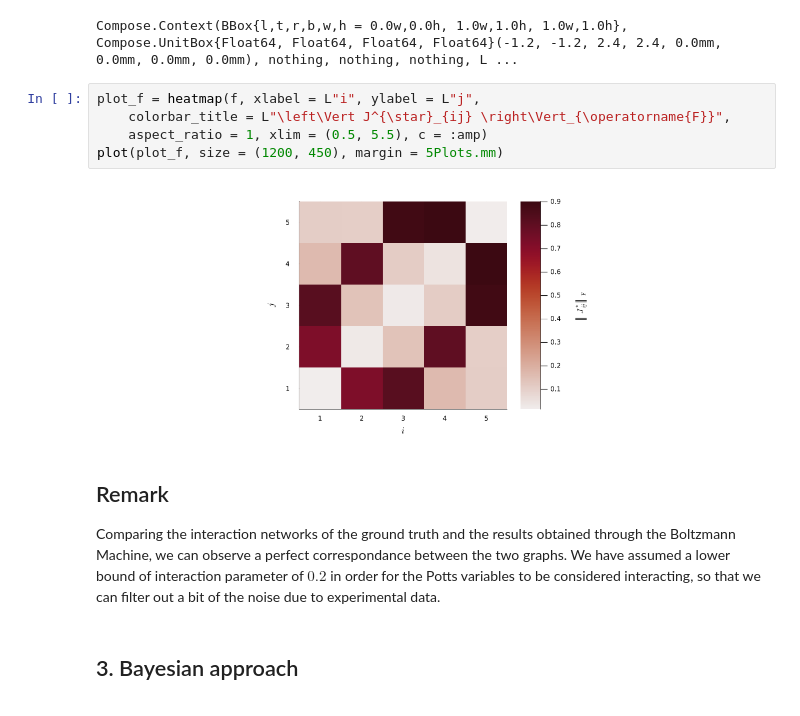
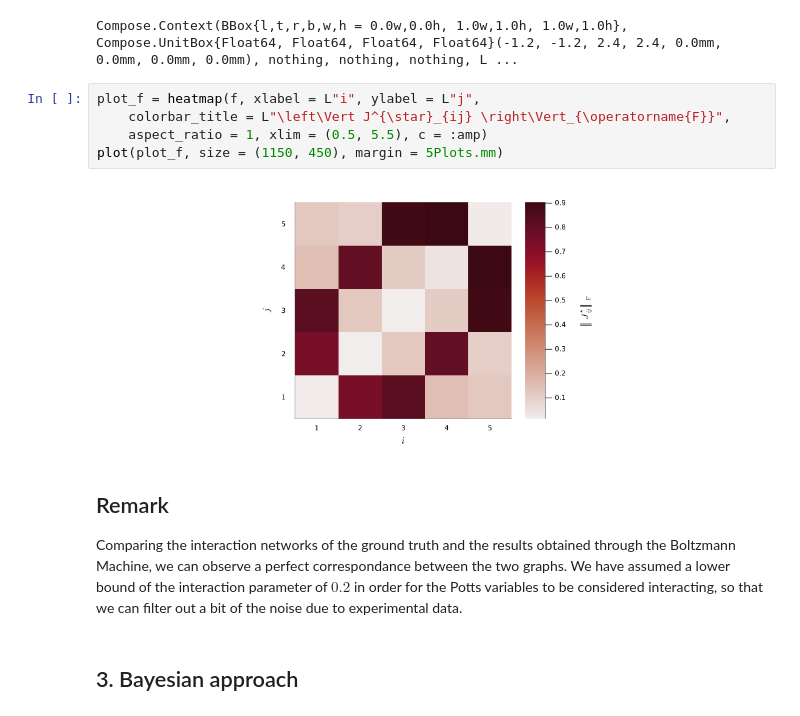
Before and after one commit to caporali/models_and_algorithms_project, a Jupyter notebook: project/main.ipynb, the cells around one changed output. Cells and saved outputs as stored; diff of their text form.

Commit message:
very last commit (hopefully)
- recovered the previous (lost) changes: size from 1200 -> 1150 + removed z = q;
- remarks slightly reformulated (very very little details).

```diff
--- a/project/main.ipynb
+++ b/project/main.ipynb
@@ -369,14 +369,15 @@ Compose.Context(BBox{l,t,r,b,w,h = 0.0w,0.0h, 1.0w,1.0h, 1.0w,1.0h}, Compose.Uni
 # %%
 plot_f = heatmap(f, xlabel = L"i", ylabel = L"j",
 	colorbar_title = L"\left\Vert J^{\star}_{ij} \right\Vert_{\operatorname{F}}",
 	aspect_ratio = 1, xlim = (0.5, 5.5), c = :amp)
-plot(plot_f, size = (1200, 450), margin = 5Plots.mm)
+plot(plot_f, size = (1150, 450), margin = 5Plots.mm)
 # %% [output]
-[figure, old version]
+[figure, new version]
 # %% [markdown]
 ## Remark
 
-Comparing the interaction networks of the ground truth and the results obtained through the Boltzmann Machine, we can observe a perfect correspondance between the two graphs. We have assumed a lower bound of interaction parameter of $0.2$ in order for the Potts variables to be considered interacting, so that we can filter out a bit of the noise due to experimental data.
+Comparing the interaction networks of the ground truth and the results obtained through the Boltzmann Machine, we can observe a perfect correspondance between the two graphs.
+We have assumed a lower bound of the interaction parameter of $0.2$ in order for the Potts variables to be considered interacting, so that we can filter out a bit of the noise due to experimental data.
 # %% [markdown]
 ## 3. Bayesian approach
 # %% [markdown]
```
Also changed, not shown: parts of 13 cells of this notebook, 1 other file.
